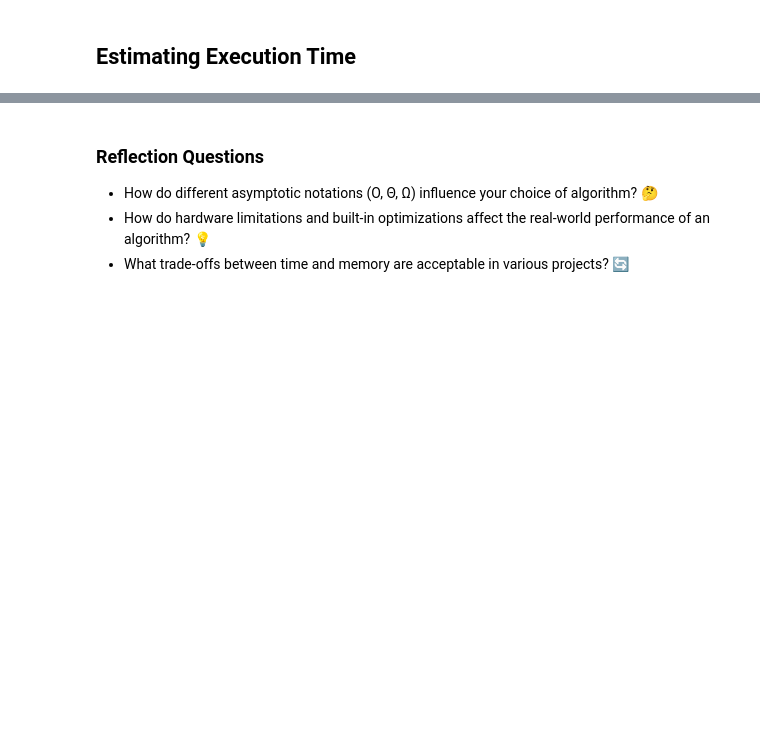
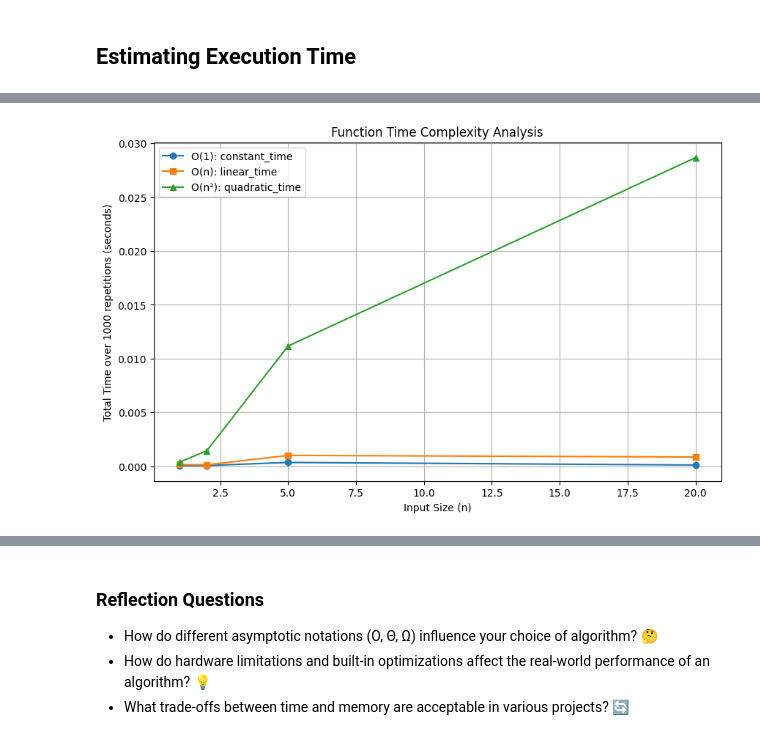
Before and after one commit to YuriODev/DSA-Path, a Jupyter notebook: notebooks/day_02_algorithm_complexity.ipynb, the cells around one changed output, grey strips where cells are left out. Cells and saved outputs as stored; diff of their text form; code cells hidden in the pictures; blank space fills up the shorter version.

```diff
--- a/notebooks/day_02_algorithm_complexity.ipynb
+++ b/notebooks/day_02_algorithm_complexity.ipynb
@@ -325,0 +253,12 @@ Choosing the right data structure is key to balancing memory usage and performan
+# %%
+import time
+
+start_time = time.perf_counter()
+
+visitor = 1000
+a = []
+
+for i in range(visitor):
+    a.append(i)
+
+print("--- %s seconds ---" % (time.perf_counter() - start_time))
@@ -325,0 +271,68 @@ Choosing the right data structure is key to balancing memory usage and performan
+# %%
+import timeit
+import matplotlib.pyplot as plt
+
+# Define three functions with different time complexities
+
+# O(1) - Constant time: simply returns the first element of the list.
+def constant_time(lst):
+    return lst[0]
+
+# O(n) - Linear time: sums all elements in the list.
+def linear_time(lst):
+    total = 0
+    for x in lst:
+        total += x
+    return total
+
+# O(n^2) - Quadratic time: computes a sum over all pairs of elements in the list.
+def quadratic_time(lst):
+    total = 0
+    n = len(lst)
+    for i in range(n):
+        for j in range(n):
+            total += lst[i] * lst[j]
+    return total
+
+# Define a range of input sizes
+input_sizes = [1, 2, 5, 20]
+# Number of repetitions to get a measurable time
+repetitions = 1000
+
+# Containers to store the timing results
+times_constant = []
+times_linear = []
+times_quadratic = []
+
+# Measure time for each function and input size
+for size in input_sizes:
+    # Generate a sample list of a given size
+    lst = list(range(size))
+
+    # Use lambda functions to "freeze" the current list as an argument for each function
+    timer_constant = timeit.Timer(lambda: constant_time(lst))
+    timer_linear = timeit.Timer(lambda: linear_time(lst))
+    timer_quadratic = timeit.Timer(lambda: quadratic_time(lst))
+
+    # Time the execution for a number of repetitions
+    t_const = timer_constant.timeit(number=repetitions)
+    t_linear = timer_linear.timeit(number=repetitions)
+    t_quad = timer_quadratic.timeit(number=repetitions)
+
+    times_constant.append(t_const)
+    times_linear.append(t_linear)
+    times_quadratic.append(t_quad)
+
+# Plot the results
+plt.figure(figsize=(10, 6))
+plt.plot(input_sizes, times_constant, label='O(1): constant_time', marker='o')
+plt.plot(input_sizes, times_linear, label='O(n): linear_time', marker='s')
+plt.plot(input_sizes, times_quadratic, label='O(n²): quadratic_time', marker='^')
+plt.xlabel('Input Size (n)')
+plt.ylabel('Total Time over {} repetitions (seconds)'.format(repetitions))
+plt.title('Function Time Complexity Analysis')
+plt.legend()
+plt.grid(True)
+plt.show()
+# %% [output]
+[figure, added]
```
Also changed, not shown: parts of 96 cells of this notebook.
